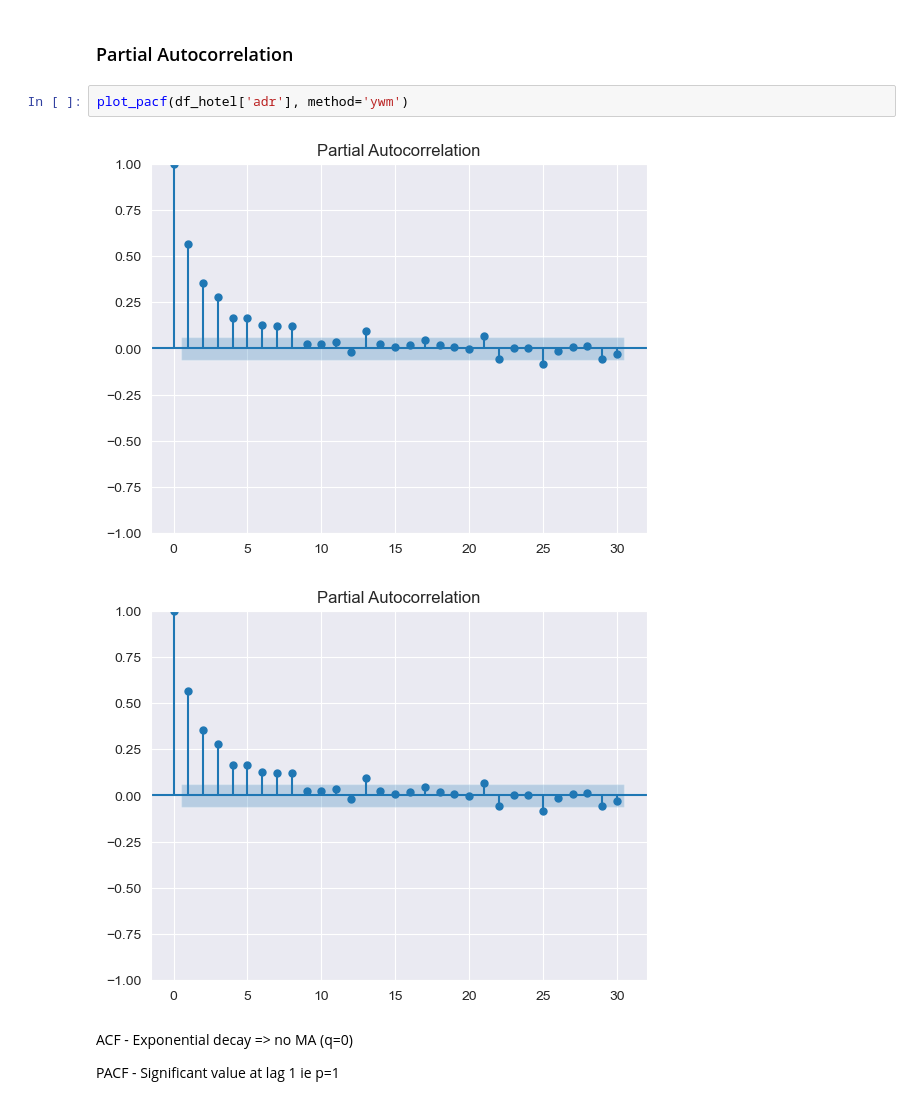
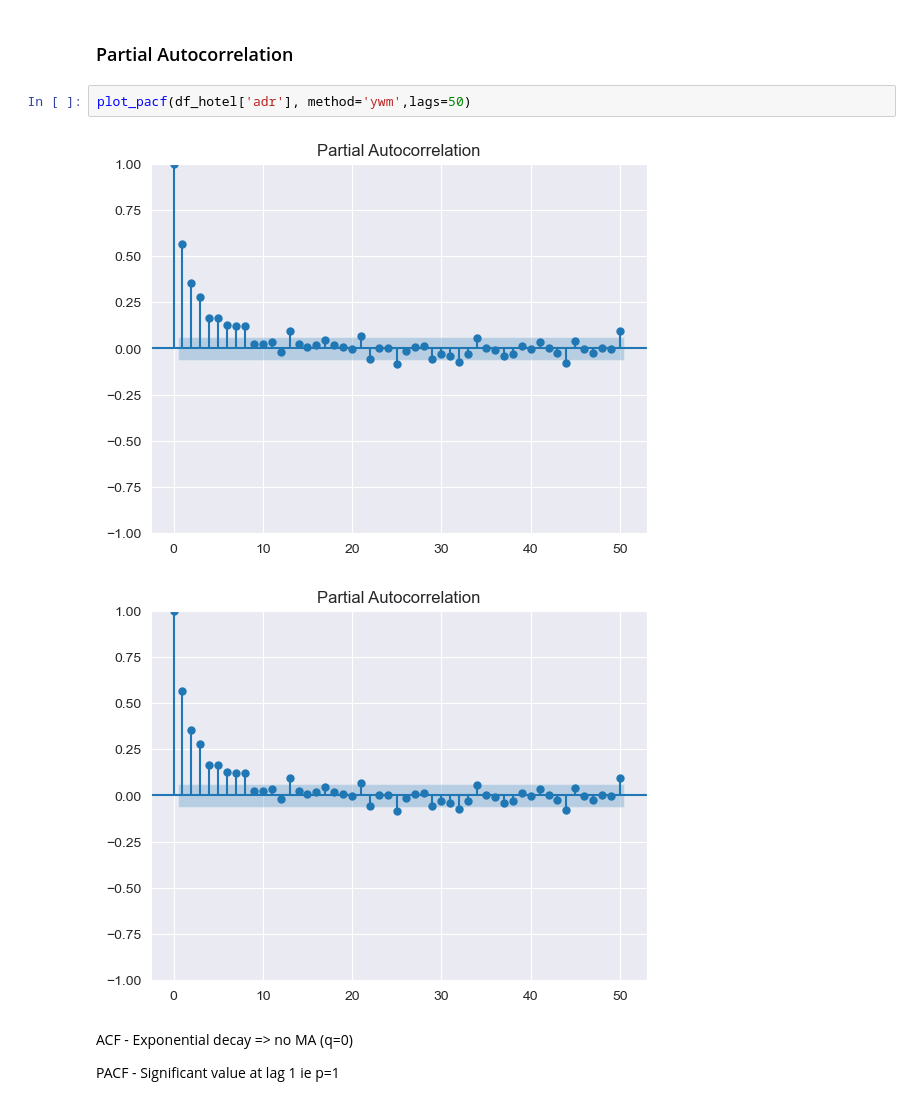
Before and after one commit to ArielGoldman89/CA2-MLB-and-DV-Integrated, a Jupyter notebook: CA2_MLB.ipynb, the cells around one changed output. Cells and saved outputs as stored; diff of their text form.

```diff
--- a/CA2_MLB.ipynb
+++ b/CA2_MLB.ipynb
@@ -281,10 +281,10 @@ plot_acf(df_hotel['adr'])
 # %% [markdown]
 ### Partial Autocorrelation
 # %%
-plot_pacf(df_hotel['adr'], method='ywm')
+plot_pacf(df_hotel['adr'], method='ywm',lags=50)
 # %% [output]
-[figure, old version]
+[figure, new version]
-[figure, old version]
+[figure, new version]
 # %% [markdown]
 ACF - Exponential decay => no MA (q=0)
 
```
Also changed, not shown: parts of 16 cells of this notebook.
